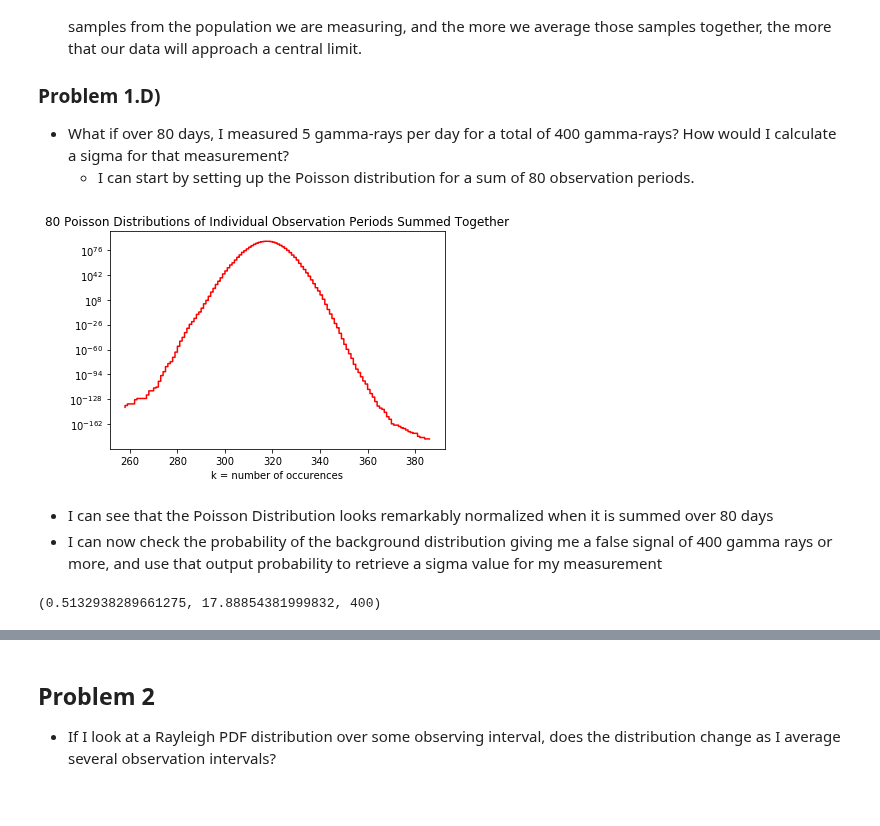
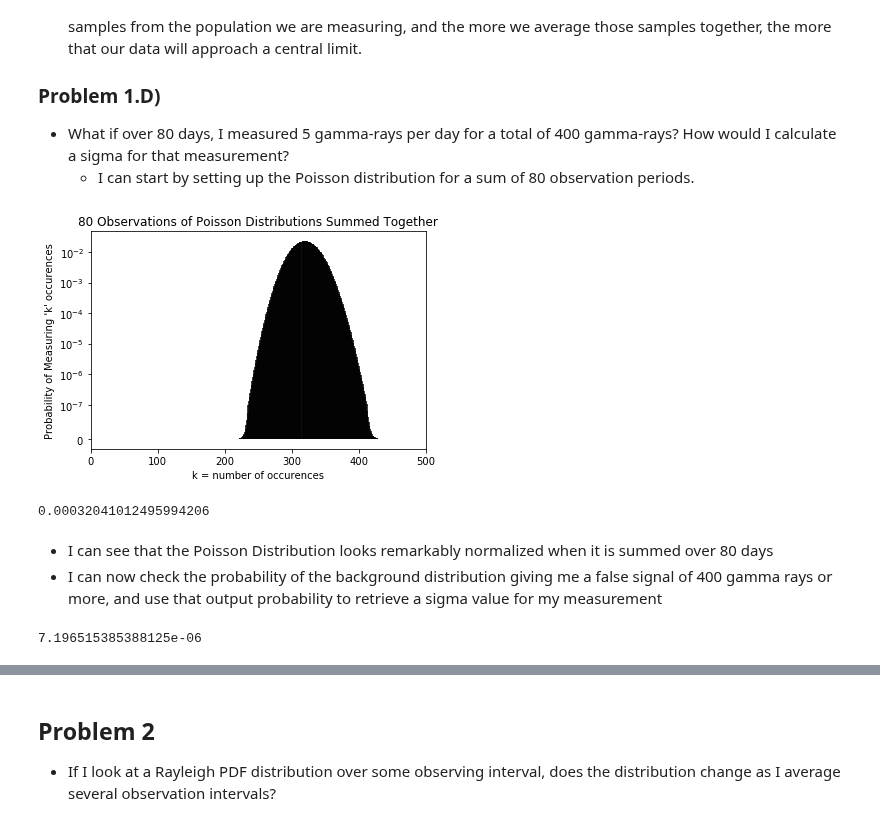
Before and after one commit to jbc1216/434-Portfolio, a Jupyter notebook: FinchCarr_Lab02.ipynb, the cells around one changed output, grey strips where cells are left out. Saved outputs shown, nothing was run; the diff lists cells and outputs as text; code cells hidden in the pictures.

```diff
--- a/FinchCarr_Lab02.ipynb
+++ b/FinchCarr_Lab02.ipynb
@@ -71,11 +75,13 @@ plt.yscale('log')
 muX = 4
 
 # Create a new x-axis of occurences over 5 day sum
-k5 = np.sort(stats.poisson.rvs(mu=5*muX, size=len(Poisson5)))
+k = np.arange(0,40)
 
 # Plot the Poisson Distribution summed over 5 observing days
-ax.step(k5, Poisson5, 'r-', ms=8, label='Poisson PMF')
+ax.vlines(k, 0, Poisson5, label='Poisson PMF 5-Day Sum')
 plt.xlabel('k = number of occurences')
+plt.ylabel('Probability of Measuring \'k\' occurences')
 plt.title('5 Observations of Poisson Distributions Summed Together')
+ax.set_yscale('symlog', nonposy='clip', linthreshy=0.001)
 plt.show()
 # %% [output]
@@ -102,11 +108,12 @@ plt.show()
 - I can show the distribution of 5 days **averaged** together instead of summing them if I make sure that the average $\lambda$ value is correctly calculated
   - Since the $\lambda$ value is 4 for every observation period, I know it will always be 4 after averaging together any number of distributions
 # %%
-k = np.sort(stats.poisson.rvs(mu=muX, size=100))
-Day1 = stats.poisson.pmf(k, mu=muX)
-Day2 = np.convolve(Day1, Day1, mode='full')
-Day3 = np.convolve(Day2, Day1, mode='full')
-Day4 = np.convolve(Day3, Day1, mode='full')
-Day5 = np.convolve(Day4, Day1, mode='full')
+# DISREGARD FULL CELL
+#k1 = np.sort(stats.poisson.rvs(mu=muX, size=100))
+Poisson1 = stats.poisson.pmf(k, mu=muX)
+Day2 = np.convolve(Poisson1, Poisson1, mode='full')
+Day3 = np.convolve(Day2, Poisson1, mode='full')
+Day4 = np.convolve(Day3, Poisson1, mode='full')
+Day5 = np.convolve(Day4, Poisson1, mode='full')
 Day10 = np.convolve(Day5, Day5, mode='full')
 Day20 = np.convolve(Day10, Day10, mode='full')
@@ -139,28 +189,33 @@ plt.show()
 # %%
 Day40 = np.convolve(Day20, Day20, mode='full')
 Day80 = np.convolve(Day40, Day40, mode='full')
-mu80 = 80*muX
+mu80 = 80 * 4
 fig, ax = plt.subplots(1,1)
 plt.yscale('log')
 
 # Create a new x-axis of 'k' possible occurences over 80 day sum
-k80 = np.sort(stats.poisson.rvs(mu=mu80, size=len(Day80)))
+k80 = np.arange(0*80, 40*80)
 
-# Plot the Poisson Distribution summed over 80 observing days
-ax.step(k80, Day80, 'r-', ms=8, label='80 Day Sum of Poisson PMFs')
+# Plot the Poisson Distribution summed over 5 observing days
+ax.vlines(k80, 0, Day80, label='Poisson PMF 80-Day Sum')
 plt.xlabel('k = number of occurences')
-plt.title('80 Poisson Distributions of Individual Observation Periods Summed Together')
+plt.ylabel('Probability of Measuring \'k\' occurences')
+plt.title('80 Observations of Poisson Distributions Summed Together')
+ax.set_yscale('symlog', nonposy='clip', linthreshy=0.0000001)
+plt.xlim(0,500)
 plt.show()
+Day80.mean()
 # %% [output]
-[figure, old version]
+[figure, new version]
+0.00032041012495994206
 # %% [markdown]
 - I can see that the Poisson Distribution looks remarkably normalized when it is summed over 80 days
 - I can now check the probability of the background distribution giving me a false signal of 400 gamma rays or more, and use that output probability to retrieve a sigma value for my measurement
 # %%
-gammaP = stats.poisson.cdf(400, mu=80*muY)
-gammaP, stats.poisson.std(mu80), 80*muY
+gammaP = 1 - stats.poisson.cdf(400, mu=80*muX)
+gammaP
 # %% [output]
-(0.5132938289661275, 17.88854381999832, 400)
+7.196515385388125e-06
 # %%
 stats.norm.cdf(gammaP, loc=0, scale=1)
 # %% [output]
```
Also changed, not shown: parts of 11 cells of this notebook.
